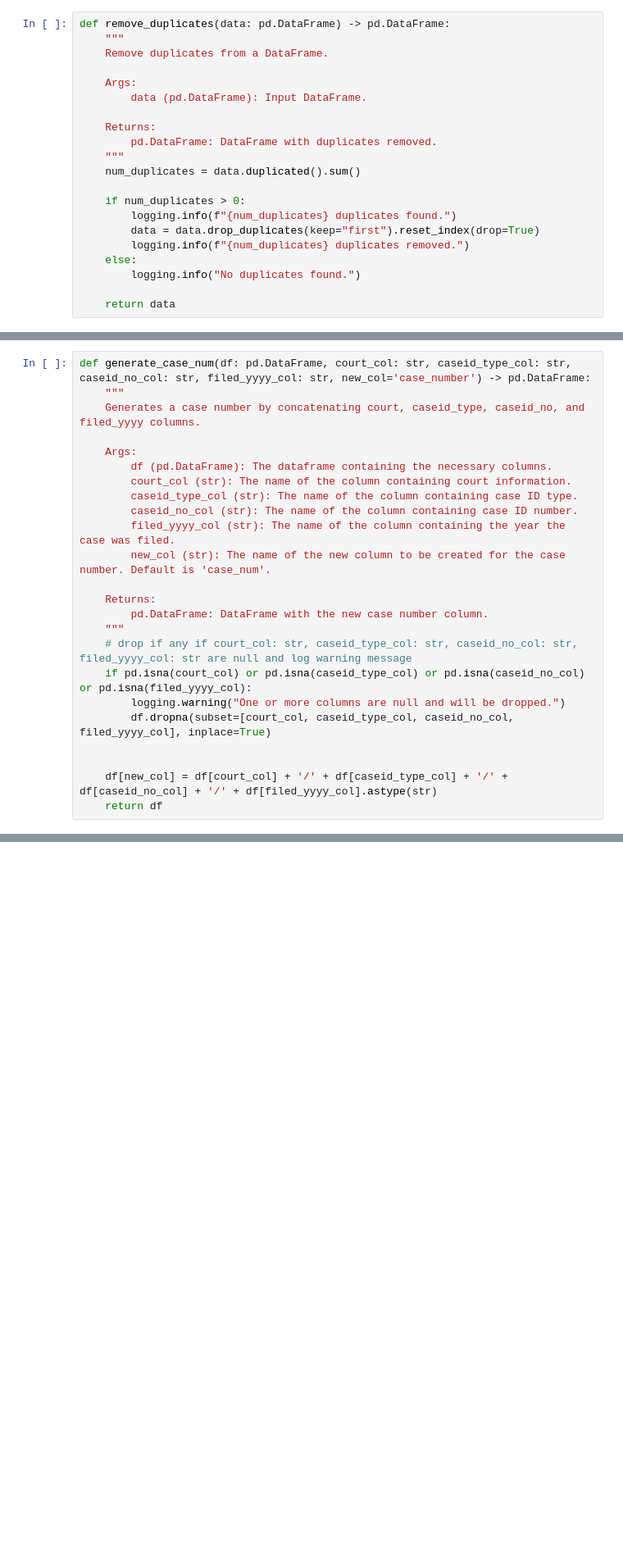
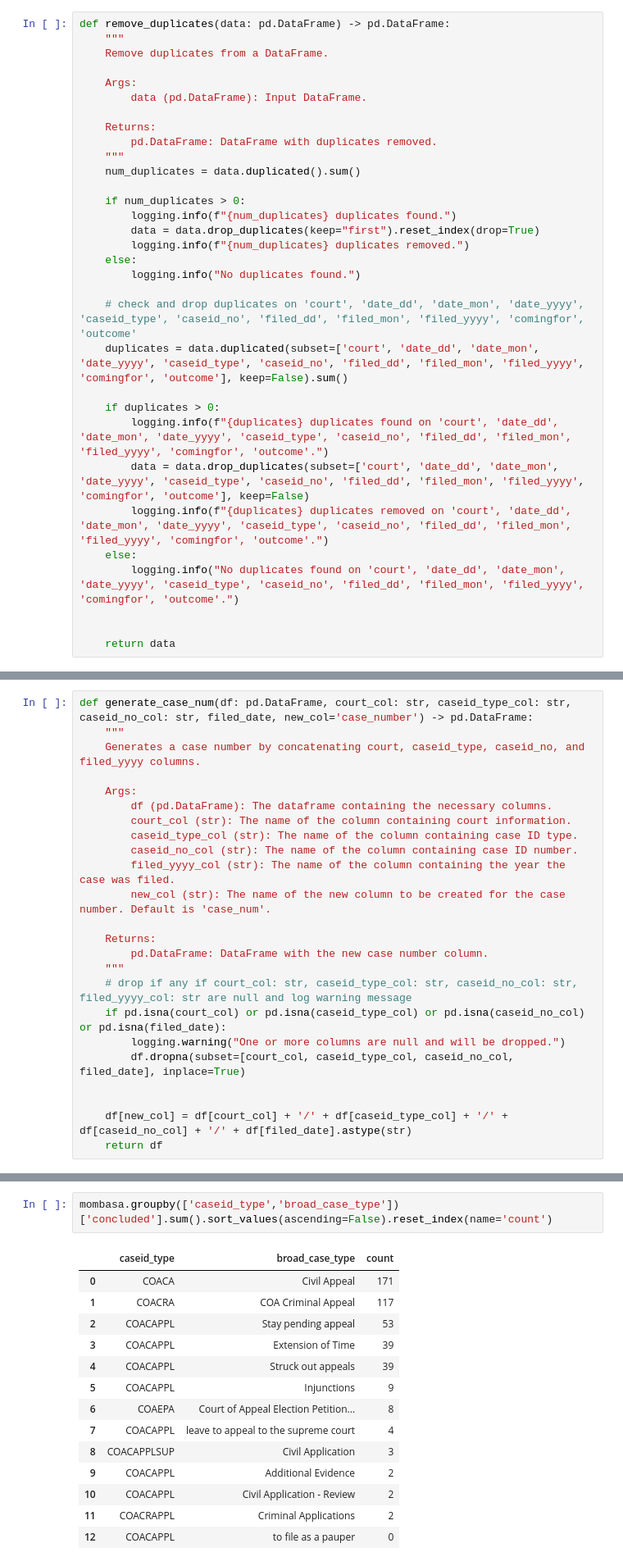
Before and after one commit to namatanda/haki-data, a Jupyter notebook: notebooks/analysis/coa-reporting.ipynb, the cells around one changed output, grey strips where cells are left out. Shown at 82% size. Cells and saved outputs as stored; diff of their text form; blank space fills up the shorter version.

```diff
--- a/notebooks/analysis/coa-reporting.ipynb
+++ b/notebooks/analysis/coa-reporting.ipynb
@@ -71,6 +87,17 @@ def remove_duplicates(data: pd.DataFrame) -> pd.DataFrame:
     else:
         logging.info("No duplicates found.")
 
+    # check and drop duplicates on 'court', 'date_dd', 'date_mon', 'date_yyyy', 'caseid_type', 'caseid_no', 'filed_dd', 'filed_mon', 'filed_yyyy', 'comingfor', 'outcome'
+    duplicates = data.duplicated(subset=['court', 'date_dd', 'date_mon', 'date_yyyy', 'caseid_type', 'caseid_no', 'filed_dd', 'filed_mon', 'filed_yyyy', 'comingfor', 'outcome'], keep=False).sum()
+
+    if duplicates > 0:
+        logging.info(f"{duplicates} duplicates found on 'court', 'date_dd', 'date_mon', 'date_yyyy', 'caseid_type', 'caseid_no', 'filed_dd', 'filed_mon', 'filed_yyyy', 'comingfor', 'outcome'.")
+        data = data.drop_duplicates(subset=['court', 'date_dd', 'date_mon', 'date_yyyy', 'caseid_type', 'caseid_no', 'filed_dd', 'filed_mon', 'filed_yyyy', 'comingfor', 'outcome'], keep=False)
+        logging.info(f"{duplicates} duplicates removed on 'court', 'date_dd', 'date_mon', 'date_yyyy', 'caseid_type', 'caseid_no', 'filed_dd', 'filed_mon', 'filed_yyyy', 'comingfor', 'outcome'.")
+    else:
+        logging.info("No duplicates found on 'court', 'date_dd', 'date_mon', 'date_yyyy', 'caseid_type', 'caseid_no', 'filed_dd', 'filed_mon', 'filed_yyyy', 'comingfor', 'outcome'.")
+
+
     return data
 # %%
 def create_date_column(df: pd.DataFrame, column_names: List[str], new_col: str) -> pd.DataFrame:
@@ -280,7 +307,7 @@ def apply_dict(value: Any, dictionary: Dict[str, Union[str, List[Any]]]) -> Unio
 #     )
 #     return df
 # %%
-def generate_case_num(df: pd.DataFrame, court_col: str, caseid_type_col: str, caseid_no_col: str, filed_yyyy_col: str, new_col='case_number') -> pd.DataFrame:
+def generate_case_num(df: pd.DataFrame, court_col: str, caseid_type_col: str, caseid_no_col: str, filed_date, new_col='case_number') -> pd.DataFrame:
     """
     Generates a case number by concatenating court, caseid_type, caseid_no, and filed_yyyy columns.
 
@@ -296,12 +323,12 @@ def generate_case_num(df: pd.DataFrame, court_col: str, caseid_type_col: str, ca
         pd.DataFrame: DataFrame with the new case number column.
     """
     # drop if any if court_col: str, caseid_type_col: str, caseid_no_col: str, filed_yyyy_col: str are null and log warning message
-    if pd.isna(court_col) or pd.isna(caseid_type_col) or pd.isna(caseid_no_col) or pd.isna(filed_yyyy_col):
+    if pd.isna(court_col) or pd.isna(caseid_type_col) or pd.isna(caseid_no_col) or pd.isna(filed_date):
         logging.warning("One or more columns are null and will be dropped.")
-        df.dropna(subset=[court_col, caseid_type_col, caseid_no_col, filed_yyyy_col], inplace=True)
+        df.dropna(subset=[court_col, caseid_type_col, caseid_no_col, filed_date], inplace=True)
 
 
-    df[new_col] = df[court_col] + '/' + df[caseid_type_col] + '/' + df[caseid_no_col] + '/' + df[filed_yyyy_col].astype(str)
+    df[new_col] = df[court_col] + '/' + df[caseid_type_col] + '/' + df[caseid_no_col] + '/' + df[filed_date].astype(str)
     return df
 # %% [markdown]
 #### Filed cases
@@ -727,0 +746,17 @@ adjourn_proportion['adjourn_proportion'] = (adjourn_proportion['total_adjourned'
+# %%
+mombasa.groupby(['caseid_type','broad_case_type'])['concluded'].sum().sort_values(ascending=False).reset_index(name='count')
+# %% [output]
+|  | caseid_type | broad_case_type | count |
+| 0 | COACA | Civil Appeal | 171 |
+| 1 | COACRA | COA Criminal Appeal | 117 |
+| 2 | COACAPPL | Stay pending appeal | 53 |
+| 3 | COACAPPL | Extension of Time | 39 |
+| 4 | COACAPPL | Struck out appeals | 39 |
+| 5 | COACAPPL | Injunctions | 9 |
+| 6 | COAEPA | Court of Appeal Election Petition... | 8 |
+| 7 | COACAPPL | leave to appeal to the supreme court | 4 |
+| 8 | COACAPPLSUP | Civil Application | 3 |
+| 9 | COACAPPL | Additional Evidence | 2 |
+| 10 | COACAPPL | Civil Application - Review | 2 |
+| 11 | COACRAPPL | Criminal Applications | 2 |
+| 12 | COACAPPL | to file as a pauper | 0 |
```
Also changed, not shown: parts of 25 cells of this notebook, 21 other files.
